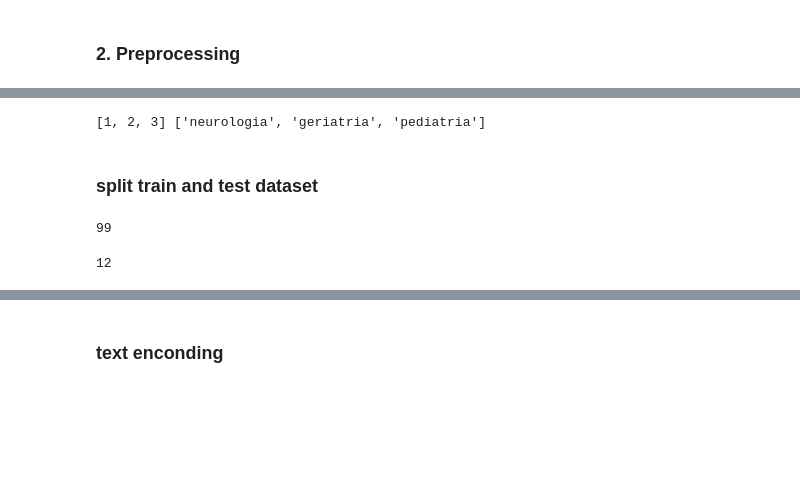
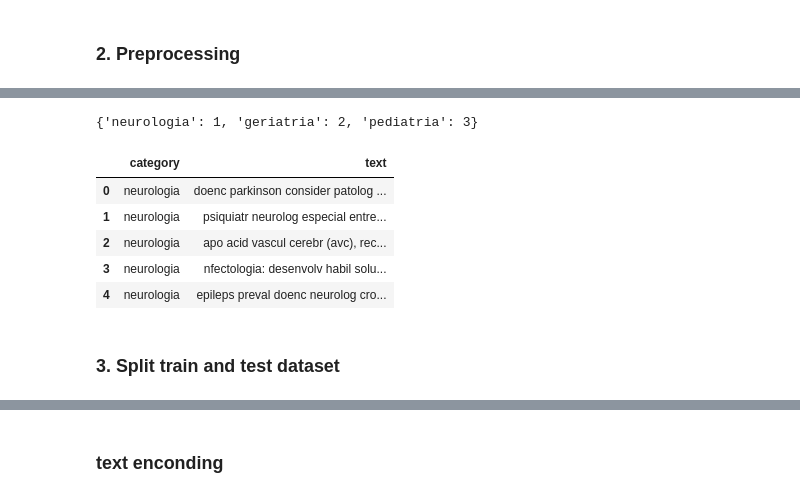
Before and after one commit to danielasalmeida/text_classification, a Jupyter notebook: notebooks/text_classification_with_svm.ipynb, the cells around one changed output, grey strips where cells are left out. Saved outputs shown, nothing was run; the diff lists cells and outputs as text; code cells hidden in the pictures; blank space fills up the shorter version.

```diff
--- a/notebooks/text_classification_with_svm.ipynb
+++ b/notebooks/text_classification_with_svm.ipynb
@@ -66,4 +33,0 @@ print(stopword)
-# %%
-# Load Data
-path = "../data/raw_test/"
-df = create_dataframe(path)
@@ -78,5 +33,0 @@ for category in categories:
-# %%
-y = list(label_code.values())
-print(y, categories)
-# %% [output]
-[1, 2, 3] ['neurologia', 'geriatria', 'pediatria']
@@ -112,2 +34,20 @@ for row in df:
+# %%
+## TO-DO
+## Em text_preprocess criar um parametro que recebe um array settando as tecnicas de pre-processamento
+## Transformar categorias de string para numero no dataframe
+
+df = medical_text_classifier.text_preprocess(df[['category', 'text']].values)
+enumerated_categories = medical_text_classifier.enumerate_category(path)
+# %%
+print(enumerated_categories)
+df.head()
+# %% [output]
+{'neurologia': 1, 'geriatria': 2, 'pediatria': 3}
+|  | category | text |
+| 0 | neurologia | doenc parkinson consider patolog ... |
+| 1 | neurologia | psiquiatr neurolog especial entre... |
+| 2 | neurologia | apo acid vascul cerebr (avc), rec... |
+| 3 | neurologia | nfectologia: desenvolv habil solu... |
+| 4 | neurologia | epileps preval doenc neurolog cro... |
 # %% [markdown]
-### split train and test dataset
+### 3. Split train and test dataset
@@ -121,8 +53,0 @@ x_train, x_test, y_train, y_test = train_test_split(data, target, test_size=0.10
-# %%
-len(x_train)
-# %% [output]
-99
-# %%
-len(x_test)
-# %% [output]
-12
```
Also changed, not shown: parts of 11 cells of this notebook, 1 other file.
